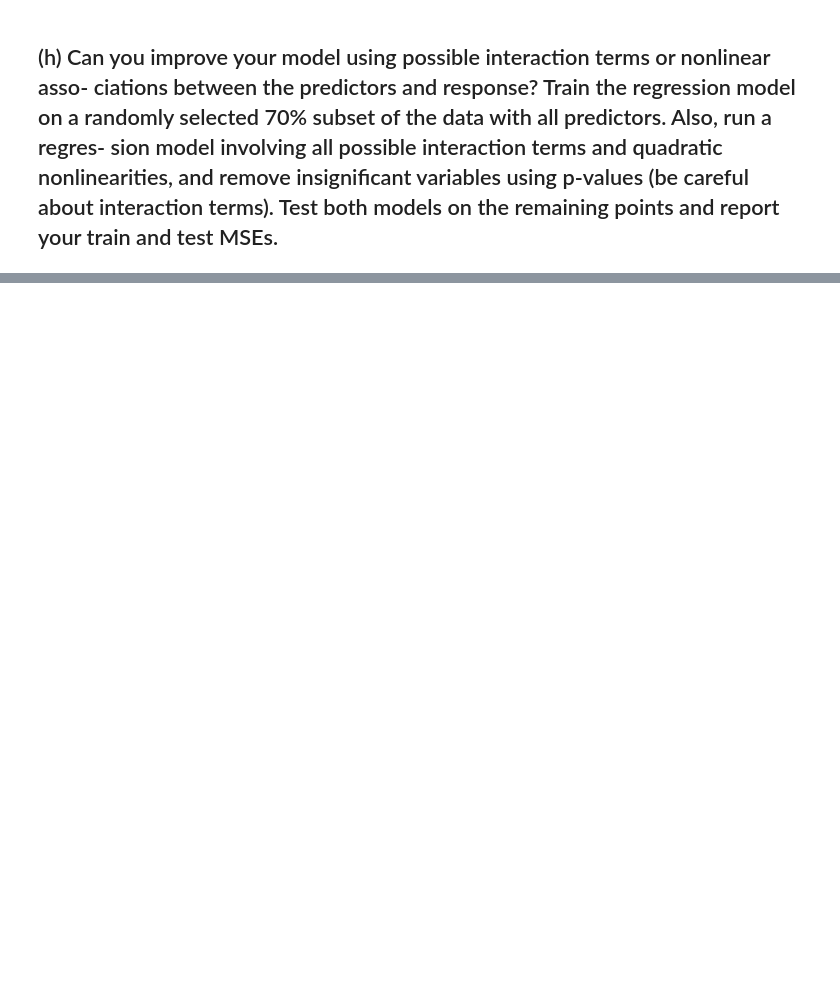
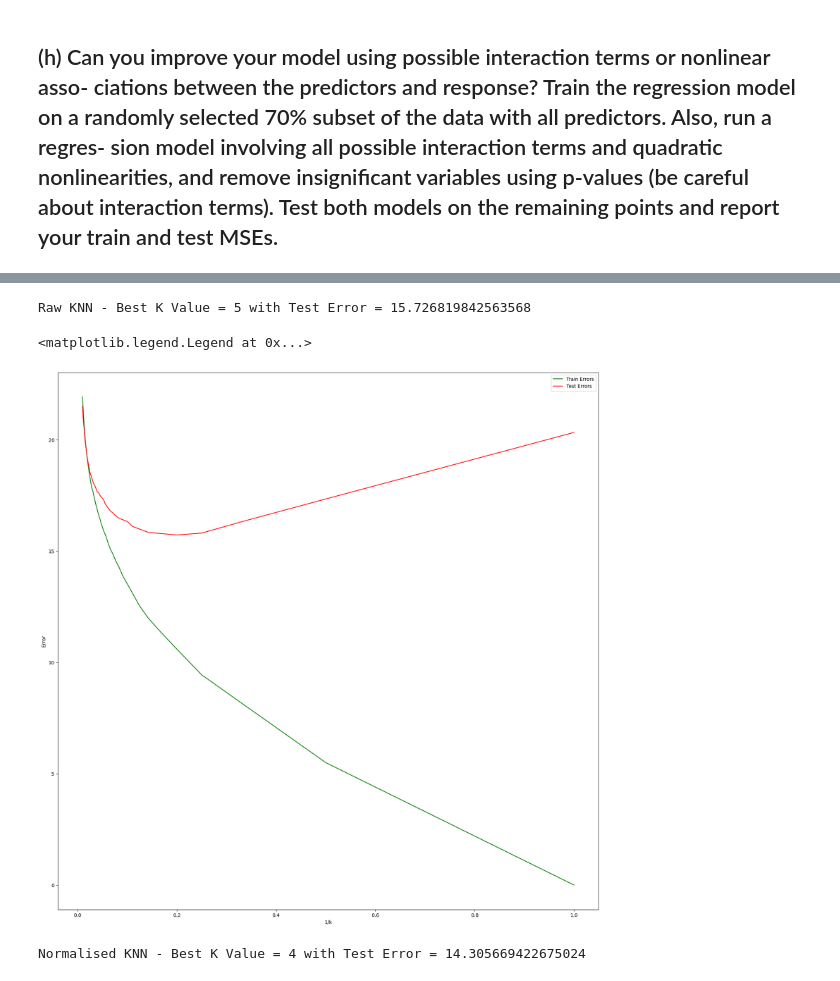
Before and after one commit to thegeorgejoseph/machine-learning, a Jupyter notebook: HW2/notebook/Joseph_George_HW2.ipynb, the cells around one changed output, grey strips where cells are left out. Cells and saved outputs as stored; diff of their text form; code cells hidden in the pictures; blank space fills up the shorter version.

```diff
--- a/HW2/notebook/Joseph_George_HW2.ipynb
+++ b/HW2/notebook/Joseph_George_HW2.ipynb
@@ -332,6 +408,7 @@ strong multicollinearity or other numerical problems.
 X, y = df.iloc[:,:-1], df.iloc[:,-1]
 X_train, X_test, y_train, y_test = train_test_split(X, y, test_size=0.3, random_state = 42)
 
+print("Simple multiple regression")
 X_OLS = sm.add_constant(X_train)
 model = sm.OLS(y_train, X_OLS).fit()
 y_hat = model.predict(X_OLS)
@@ -356,7 +433,7 @@ for i in range(len(X.columns)):
             X_all[f'{col1}_{col2}'] = X_train[col1] * X_train[col2]
             X_test_all[f'{col1}_{col2}'] = X_test[col1] * X_test[col2]
 
-
+print("Regression with Quadratic Nonlinearities and Interaction Terms")
 X_OLS = sm.add_constant(X_all)
 model = sm.OLS(y_train, X_OLS).fit()
 y_hat = model.predict(X_OLS)
@@ -373,10 +450,11 @@ for i, col in enumerate(X_OLS.columns):
         unwanted_cols.append(col)
 
 print(unwanted_cols)
-#since V is unwanted we will remove AT_V as well - cannot have interaction variable without original
-unwanted_cols.append('AT_V')
-print(unwanted_cols)
+#since AT_V has is very significant with a p_value < 0.05 we will also keep V
+unwanted_cols.remove('V')
+print("Insignificant Variables", unwanted_cols)
 
+print("Regression after removing Insignificant Predictors")
 X_OLS = X_OLS.drop(unwanted_cols, axis=1)
 X_test_OLS = X_test_OLS.drop(unwanted_cols, axis = 1)
 model = sm.OLS(y_train, X_OLS).fit()
@@ -484,0 +493,60 @@ dist
+# %%
+X, y = df.iloc[:,:-1], df.iloc[:,-1]
+X_train, X_test, y_train, y_test = train_test_split(X, y, test_size=0.3, random_state = 42)
+train_errors = []
+test_errors = []
+x_axis = [1/k for k in range(1,101)]
+min_test_error = float("inf")
+best_k = None
+for k in range(1,101):
+    model = KNeighborsRegressor(n_neighbors = k)
+    model.fit(X_train, y_train)
+    y_hat = model.predict(X_train)
+    train_error = mean_squared_error(y_train, y_hat)
+    y_hat = model.predict(X_test)
+    test_error = mean_squared_error(y_test,y_hat)
+    train_errors.append(train_error)
+    test_errors.append(test_error)
+    if test_error < min_test_error:
+        min_test_error = min(min_test_error, test_error)
+        best_k = k
+
+print(f"Raw KNN - Best K Value = {best_k} with Test Error = {min_test_error}")
+# %% [output]
+Raw KNN - Best K Value = 5 with Test Error = 15.726819842563568
+# %%
+fig, ax = plt.subplots(figsize=(20,20))
+ax.plot(x_axis, train_errors, color = 'green', label = 'Train Errors')
+ax.plot(x_axis, test_errors,  color = 'red', label = 'Test Errors')
+ax.set(xlabel="1/k",ylabel="Error")
+ax.legend()
+# %% [output]
+<matplotlib.legend.Legend at 0x...>
+[figure, added]
+# %%
+X, y = df.iloc[:,:-1], df.iloc[:,-1]
+X_train, X_test, y_train, y_test = train_test_split(X, y, test_size=0.3, random_state = 42)
+scaler = StandardScaler()
+X_train = scaler.fit_transform(X_train)
+X_test = scaler.transform(X_test)
+train_errors = []
+test_errors = []
+x_axis = [1/k for k in range(1,101)]
+min_test_error = float("inf")
+best_k = None
+for k in range(1,101):
+    model = KNeighborsRegressor(n_neighbors = k)
+    model.fit(X_train, y_train)
+    y_hat = model.predict(X_train)
+    train_error = mean_squared_error(y_train, y_hat)
+    y_hat = model.predict(X_test)
+    test_error = mean_squared_error(y_test,y_hat)
+    train_errors.append(train_error)
+    test_errors.append(test_error)
+    if test_error < min_test_error:
+        min_test_error = min(min_test_error, test_error)
+        best_k = k
+
+print(f"Normalised KNN - Best K Value = {best_k} with Test Error = {min_test_error}")
+# %% [output]
+Normalised KNN - Best K Value = 4 with Test Error = 14.305669422675024
```
Also changed, not shown: parts of 60 cells of this notebook.
